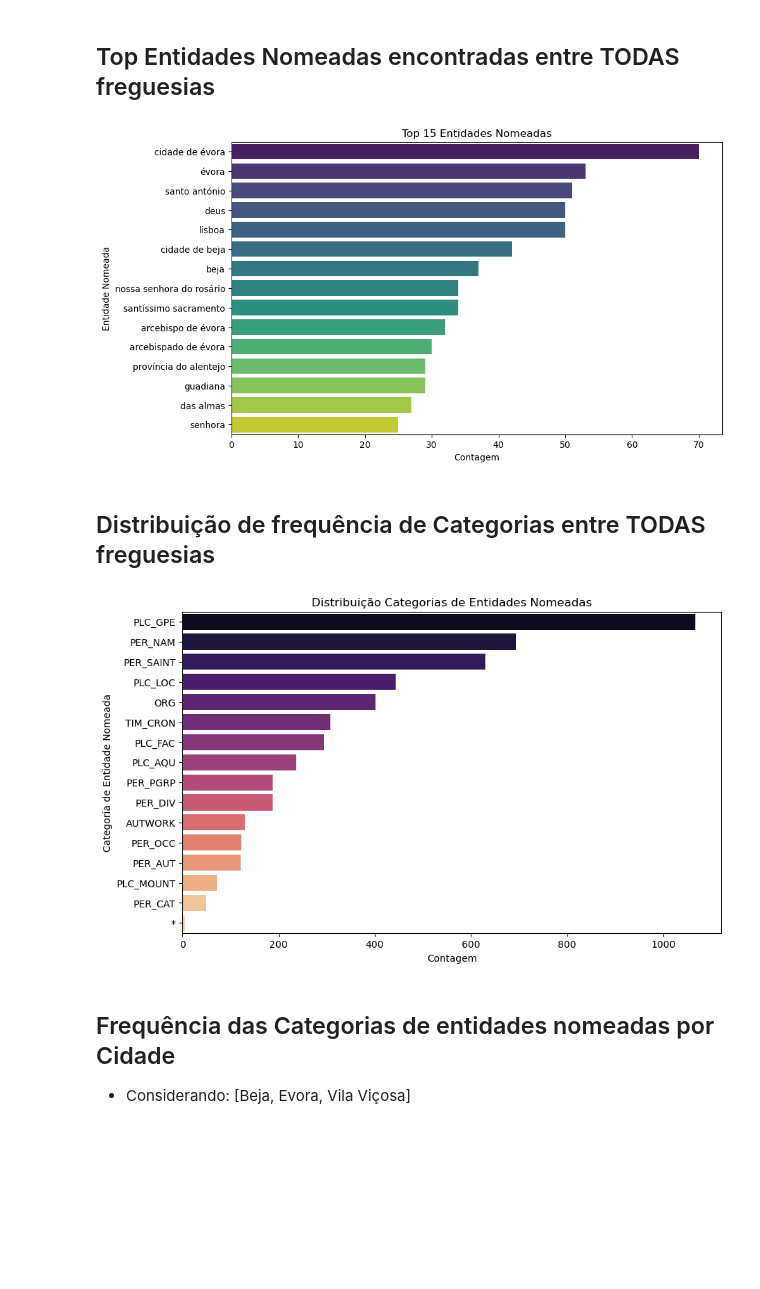
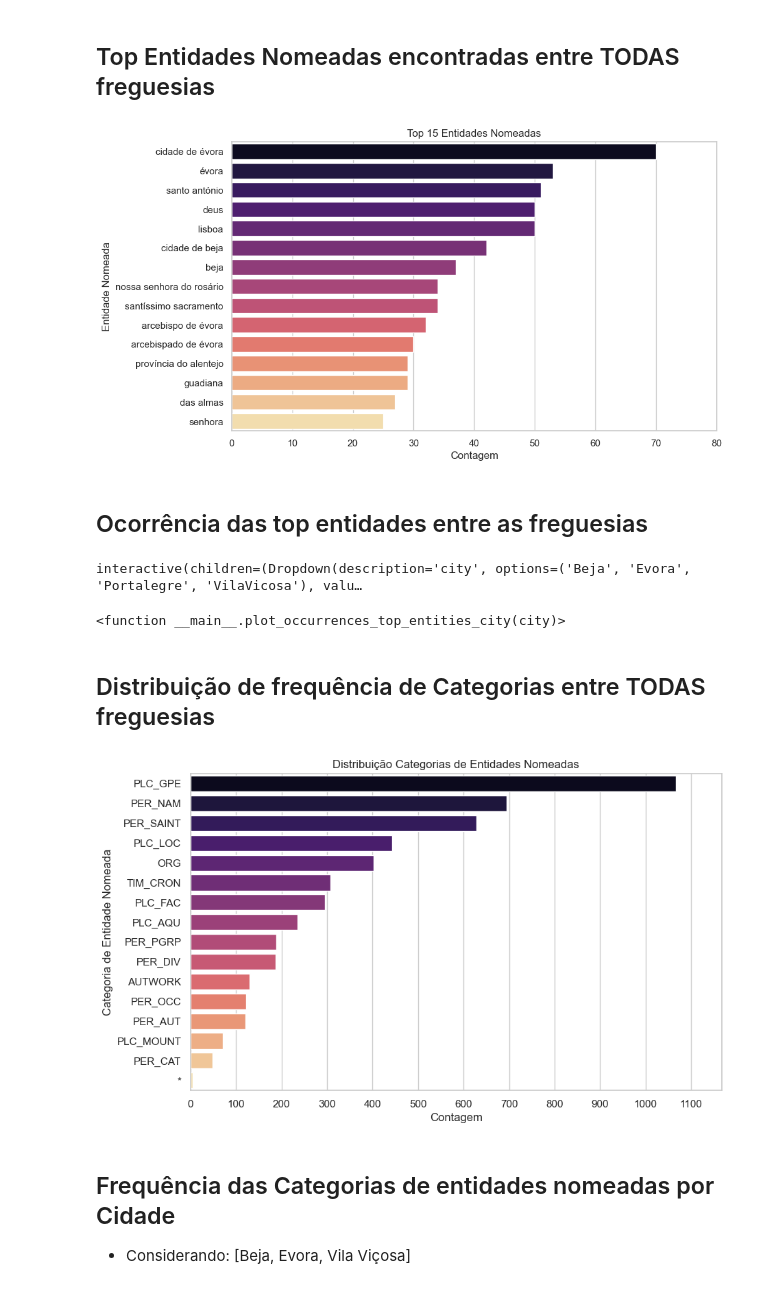
Before and after one commit to DanielReeyes/inception-entity-parser, a Jupyter notebook: src/exploratory-data-analysis/EDA_Evora_University.ipynb, the cells around one changed output. Cells and saved outputs as stored; diff of their text form; code cells hidden in the pictures; blank space fills up the shorter version.

Commit message:
Adding new exploratory chart to analyze the occurrence of top entities in cities file. Modify to use the same scale for all cities in charts by city.

```diff
--- a/src/exploratory-data-analysis/EDA_Evora_University.ipynb
+++ b/src/exploratory-data-analysis/EDA_Evora_University.ipynb
@@ -41,7 +41,7 @@ if not os.path.exists('exported_figures'):
     os.mkdir('exported_figures')
 
 # Specify the folder path and file name
-folder_path = "EntityInceptionParser/src/data/ParsedData/"
+folder_path = "../data/ParsedData/"
 # file_name = 'freguesias_aggregated_15_08_2023_10_27_parsed.csv'
 file_name = 'freguesias_aggregated_17_10_2023_11_56_parsed.csv'
 
@@ -177,6 +177,8 @@ plt.show()
 # %% [markdown]
 # Data Vis
 # %%
+sns.set(style='whitegrid')
+
 # Count of unique values in each column
 print("\nUnique Value Counts:")
 for column in df.columns:
@@ -195,17 +199,45 @@ freguesia: 68 unique values
 # %%
 # Distribution of the main (top 15) entities nominated among all freguesias
 top_entities = df['ent_concat'].value_counts().head(15)
 plt.figure(figsize=(10, 6))
-sns.barplot(x=top_entities.values, y=top_entities.index, orient='h', palette='viridis')
+sns.barplot(x=top_entities.values, y=top_entities.index, orient='h', palette='magma')
 plt.title('Top 15 Entidades Nomeadas')
 plt.xlabel('Contagem')
+intervalo_x_ticks = np.arange(0, top_entities.max() + 11, 10)  # Intervalo de 10 em 10
+plt.xticks(intervalo_x_ticks)
+plt.xlim(0, top_entities.max() + 10)
 plt.ylabel('Entidade Nomeada')
 file_name = f'exported_figures/figure_top_15_entidades_nomeadas.png'
 plt.savefig(file_name)
 # plt.close()  # Close the figure
 plt.show()
 # %% [output]
-[figure, old version]
+[figure, new version]
+# %% [markdown]
+## Ocorrência das top entidades entre as freguesias
+# %%
+df_filtered_top_entities = df[df['ent_concat'].isin(top_entities.index)]
+df_filtered_top_entities.head(5)
+
+occurrences_top_entities_city = df_filtered_top_entities.groupby(['city', 'ent_concat']).size().unstack(fill_value=0)
+
+def plot_occurrences_top_entities_city(city):
+    top_entidades_city = occurrences_top_entities_city.loc[city].nlargest(15)
+    plt.figure(figsize=(10, 6))
+    intervalo_x_ticks = np.arange(0, occurrences_top_entities_city.max().max() + 5, 10)  # Intervalo de 10 em 10
+    plt.xticks(intervalo_x_ticks)
+    plt.xlim(0, occurrences_top_entities_city.max().max() + 5)
+    ax = sns.barplot(x=top_entidades_city.values, y=top_entidades_city.index, orient='h', palette='magma')
+    ax.set(xlabel='Frequência', ylabel='Entidades', title=f'Ocorrencia das top Entidades em {city}')
+    file_name = f'exported_figures/figure_occurrences_top_entities_in_{city}.png'
+    plt.savefig(file_name)
+    # plt.close()  # Close the figure
+    plt.show()
+
+interact(plot_occurrences_top_entities_city, city=cities)
+# %% [output]
+interactive(children=(Dropdown(description='city', options=('Beja', 'Evora', 'Portalegre', 'VilaVicosa'), valu…
+<function __main__.plot_occurrences_top_entities_city(city)>
 # %% [markdown]
 ## Distribuição de frequência de Categorias entre TODAS freguesias
 # %%
@@ -215,13 +247,16 @@ plt.figure(figsize=(10, 6))
 sns.barplot(x=top_categories.values, y=top_categories.index, orient='h', palette='magma')
 plt.title('Distribuição Categorias de Entidades Nomeadas')
 plt.xlabel('Contagem')
+intervalo_x_ticks = np.arange(0, top_categories.max() + 100, 100)  # Intervalo de 10 em 10
+plt.xticks(intervalo_x_ticks)
+plt.xlim(0, top_categories.max() + 100)
 plt.ylabel('Categoria de Entidade Nomeada')
 file_name = f'exported_figures/figure_distribuicao_categorias_de_entidades_nomeadas.png'
 plt.savefig(file_name)
 # plt.close()  # Close the figure
 plt.show()
 # %% [output]
-[figure, old version]
+[figure, new version]
 # %% [markdown]
 ## Frequência das Categorias de entidades nomeadas por Cidade
 - Considerando: [Beja, Evora, Vila Viçosa]
```
Also changed, not shown: parts of 11 cells of this notebook.
